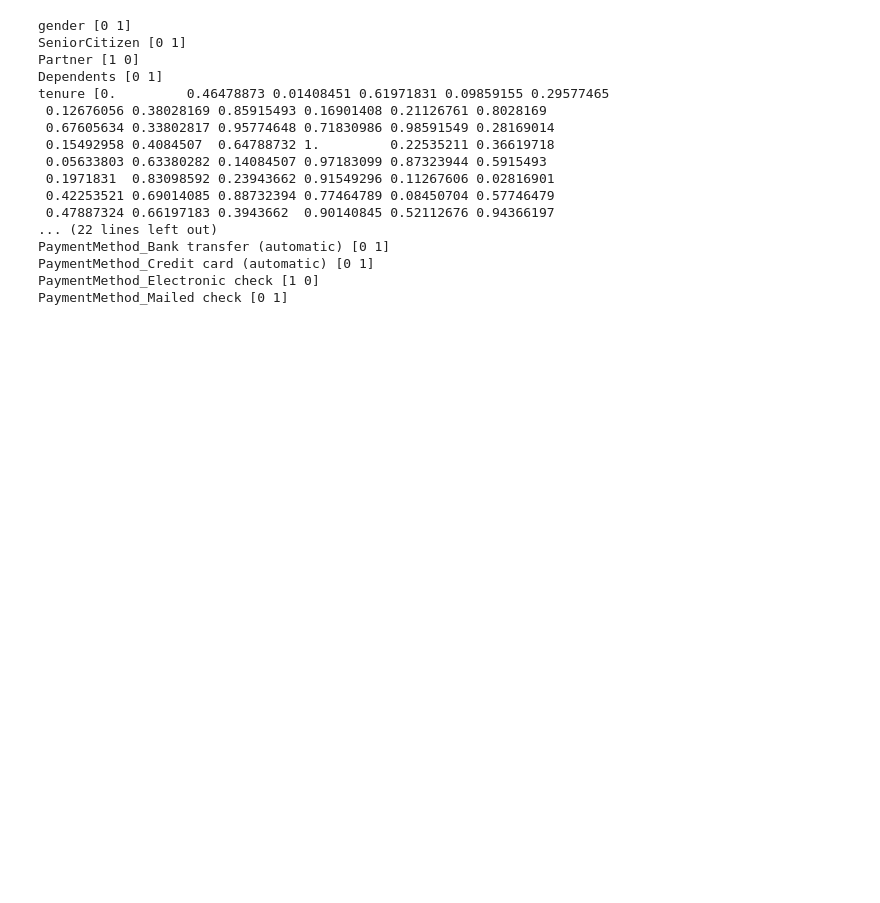
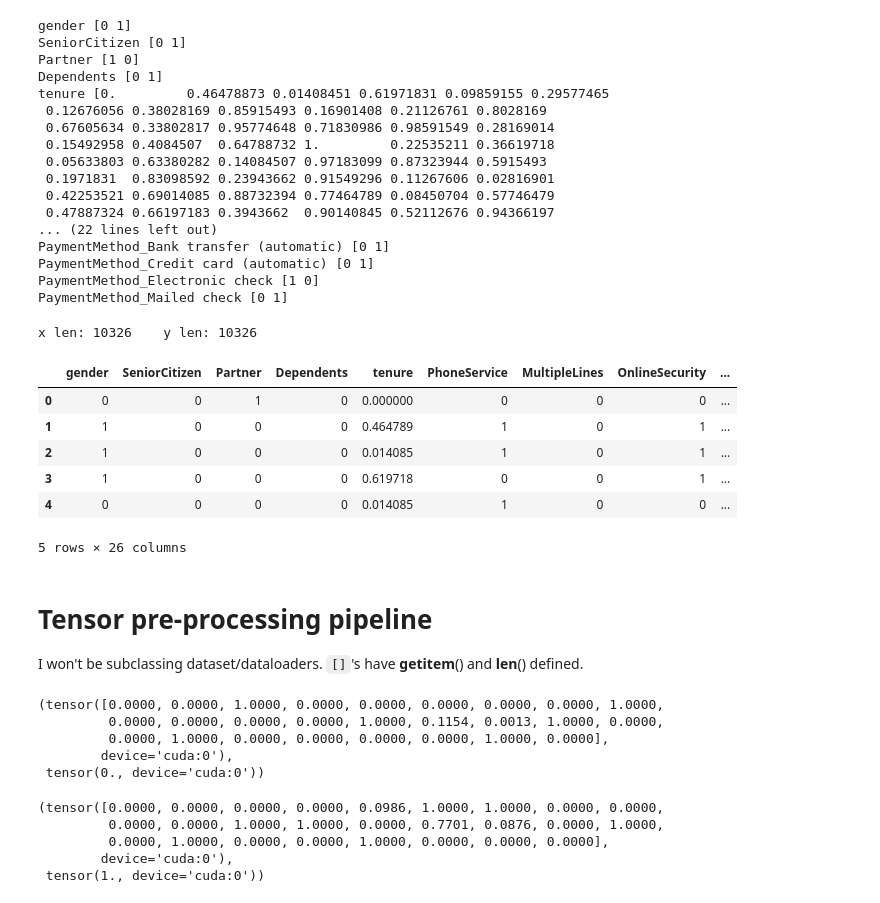
Before and after one commit to ItsFa-tih/Project-2, a Jupyter notebook: Telco_Churn_Neural_Network.ipynb, the cells around one changed output. Saved outputs shown, nothing was run; the diff lists cells and outputs as text; code cells hidden in the pictures; blank space fills up the shorter version.

```diff
--- a/Telco_Churn_Neural_Network.ipynb
+++ b/Telco_Churn_Neural_Network.ipynb
@@ -544,0 +501,15 @@ y_val = new_encoded_data[split_idx:]['Churn']
+# %%
+from imblearn.over_sampling import RandomOverSampler
+oversample = RandomOverSampler(random_state=42)
+x_resampled, y_resampled = oversample.fit_resample(x, y)
+print(f"x len: {len(x_resampled)}\ty len: {len(y_resampled)}")
+x_resampled.head()
+# %% [output]
+x len: 10326    y len: 10326
+|  | gender | SeniorCitizen | Partner | Dependents | tenure | PhoneService | MultipleLines | OnlineSecurity | ... |
+| 0 | 0 | 0 | 1 | 0 | 0.000000 | 0 | 0 | 0 | ... |
+| 1 | 1 | 0 | 0 | 0 | 0.464789 | 1 | 0 | 1 | ... |
+| 2 | 1 | 0 | 0 | 0 | 0.014085 | 1 | 0 | 1 | ... |
+| 3 | 1 | 0 | 0 | 0 | 0.619718 | 0 | 0 | 1 | ... |
+| 4 | 0 | 0 | 0 | 0 | 0.014085 | 1 | 0 | 0 | ... |
+5 rows × 26 columns
@@ -544,0 +522,21 @@ y_val = new_encoded_data[split_idx:]['Churn']
+# %% [markdown]
+# Tensor pre-processing pipeline
+I won't be subclassing dataset/dataloaders. `[]`'s have __getitem__() and __len__() defined.
+# %%
+train_dataset = [(torch.tensor(example, device='cuda', dtype=torch.float), torch.tensor(label, device='cuda', dtype=torch.float)) for example, label in zip(x_train.values, y_train.values)]
+train_dataset[0]
+# %% [output]
+(tensor([0.0000, 0.0000, 1.0000, 0.0000, 0.0000, 0.0000, 0.0000, 0.0000, 1.0000,
+         0.0000, 0.0000, 0.0000, 0.0000, 1.0000, 0.1154, 0.0013, 1.0000, 0.0000,
+         0.0000, 1.0000, 0.0000, 0.0000, 0.0000, 0.0000, 1.0000, 0.0000],
+        device='cuda:0'),
+ tensor(0., device='cuda:0'))
+# %%
+val_dataset = [(torch.tensor(features, device='cuda', dtype=torch.float), torch.tensor(labels, device='cuda', dtype=torch.float)) for features, labels in zip(x_val.values, y_val.values)]
+val_dataset[0]
+# %% [output]
+(tensor([0.0000, 0.0000, 0.0000, 0.0000, 0.0986, 1.0000, 1.0000, 0.0000, 0.0000,
+         0.0000, 0.0000, 1.0000, 1.0000, 0.0000, 0.7701, 0.0876, 0.0000, 1.0000,
+         0.0000, 1.0000, 0.0000, 0.0000, 1.0000, 0.0000, 0.0000, 0.0000],
+        device='cuda:0'),
+ tensor(1., device='cuda:0'))
```
Also changed, not shown: parts of 14 cells of this notebook.
